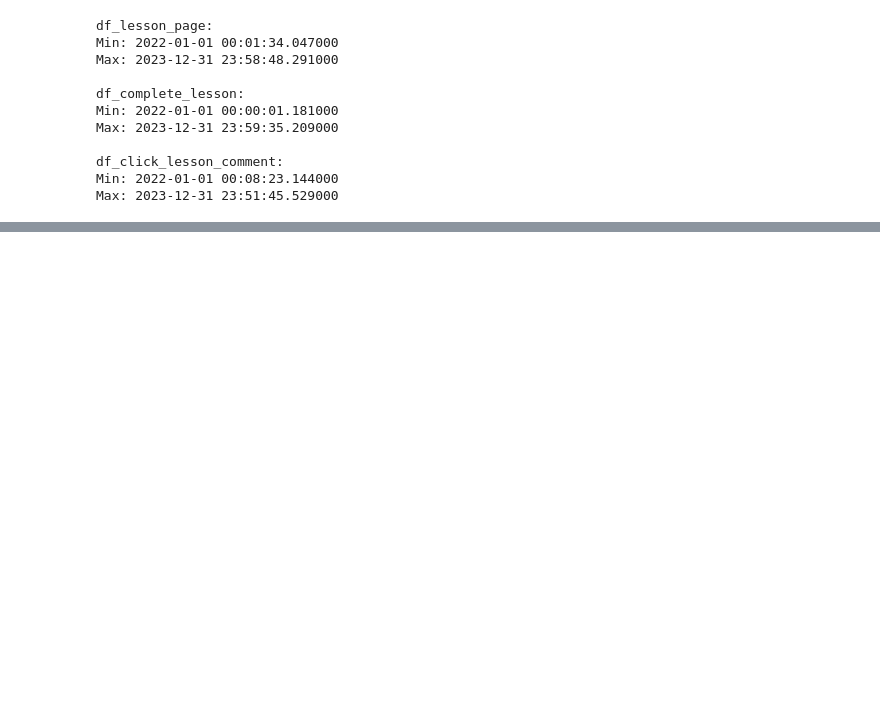
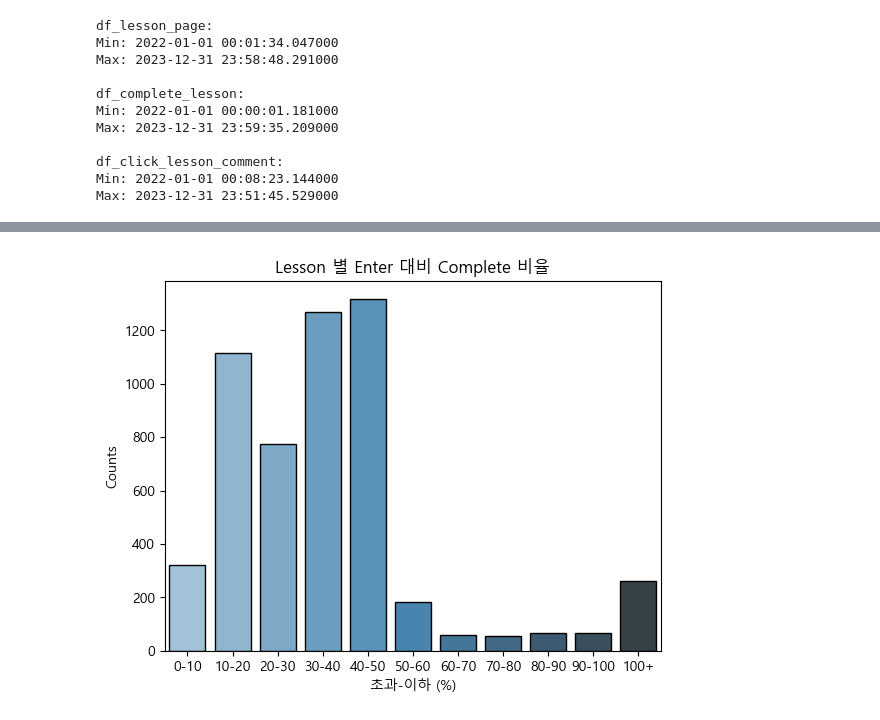
Before and after one commit to saeraniren/intermediate_project, a Jupyter notebook: soomin_main.ipynb, the cells around one changed output, grey strips where cells are left out. Saved outputs shown, nothing was run; the diff lists cells and outputs as text; code cells hidden in the pictures; blank space fills up the shorter version.

```diff
--- a/soomin_main.ipynb
+++ b/soomin_main.ipynb
@@ -223,0 +245,8 @@ plt.show()
+# %%
+# lesson_id별로 count 계산
+lesson_page_counts = df_lesson_page.groupby('lesson_id')['user_id'].size().reset_index(name='enter_count')
+complete_lesson_counts = df_complete_lesson.groupby('lesson_id')['user_id'].size().reset_index(name='complete_count')
+click_lesson_question_counts = df_click_lesson_question.groupby('lesson_id')['user_id'].size().reset_index(name='click_question_count')
+
+merged_df = pd.merge(lesson_page_counts,complete_lesson_counts, on='lesson_id',how='outer')
+merged_df = pd.merge(merged_df, click_lesson_question_counts, on='lesson_id',how='outer')
@@ -223,0 +257,11 @@ plt.show()
+# %%
+merged_df = merged_df.fillna(0)
+# %%
+# 0으로 나누어지는 케이스를 분기시켜 처리.
+# merged_df['complete/enter'] = np.where(
+#     merged_df['enter_count'] == 0, 999,
+#     round(merged_df['complete_count'] / merged_df['enter_count'] * 100, 2)
+# )
+
+# 분자와 분모에 1씩 더해서 나누기.
+merged_df['complete/enter'] = round((merged_df['complete_count']+1) / (merged_df['enter_count']+1) * 100, 2)
@@ -223,0 +284,11 @@ plt.show()
+# %%
+# complete/enter를 0~10, 10~20, ..., 100 이상으로 분할
+bins = [0, 10, 20, 30, 40, 50, 60, 70, 80, 90, 100, float('inf')]
+labels = ['0-10', '10-20', '20-30', '30-40', '40-50', '50-60', '60-70', '70-80', '80-90', '90-100', '100+']
+merged_df['complete/enter_group'] = pd.cut(merged_df['complete/enter'], bins=bins, labels=labels, right=True)
+
+# 각 그룹에 몇 개의 행들이 포함되어 있는지 count
+group_counts = merged_df['complete/enter_group'].value_counts().sort_index()
+
+# 결과 출력
+print(group_counts)
@@ -223,0 +309,11 @@ plt.show()
+# %%
+# 바 그래프 그리기
+sns.barplot(x=group_counts.index, y=group_counts.values, hue=group_counts.index, legend=False, palette='Blues_d', edgecolor='black')
+
+plt.title("Lesson 별 Enter 대비 Complete 비율")
+plt.ylabel("Counts")
+plt.xlabel("초과-이하 (%)")
+# 그래프 그리기
+plt.show()
+# %% [output]
+[figure, added]
```
Also changed, not shown: parts of 29 cells of this notebook.
